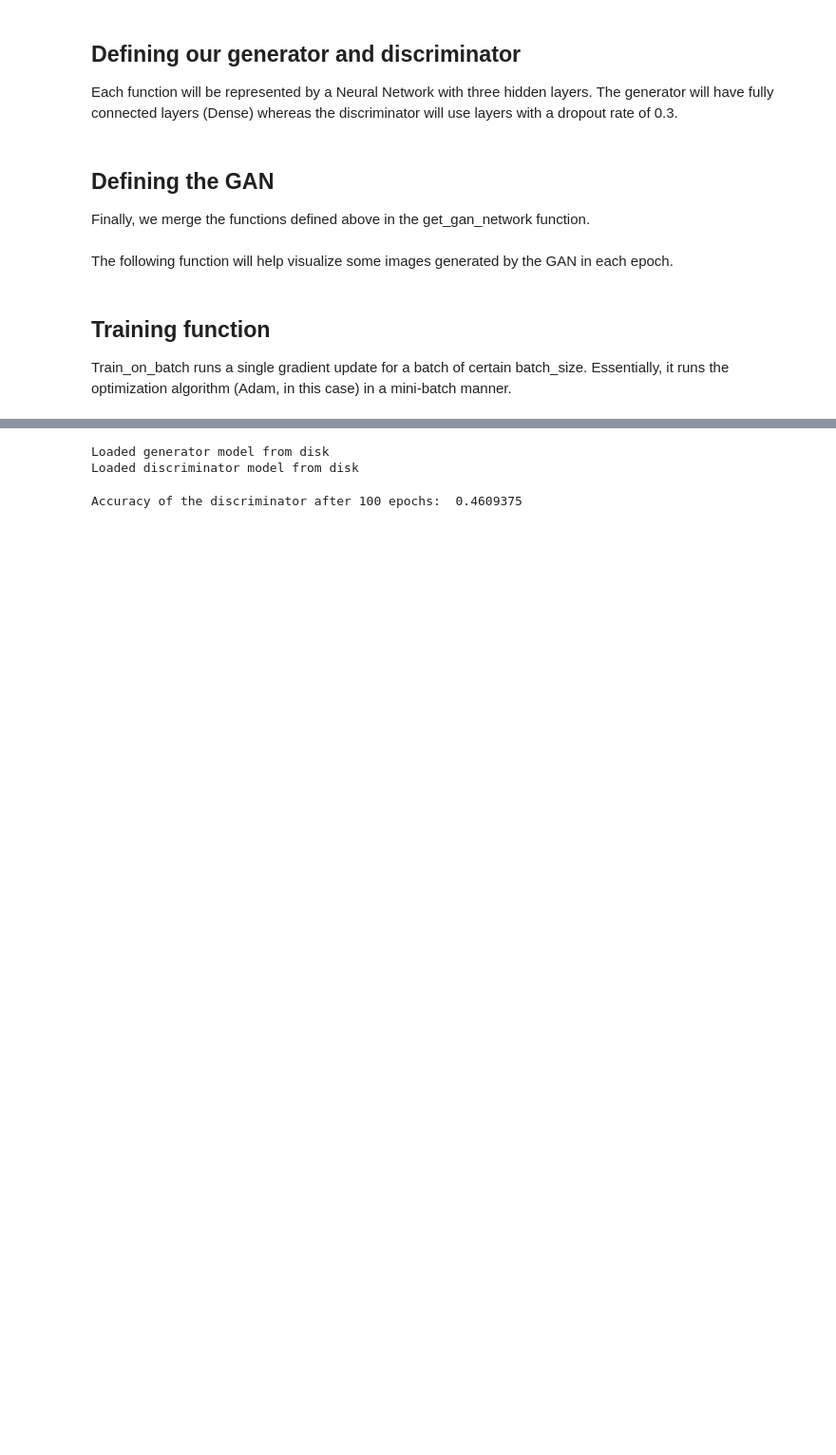
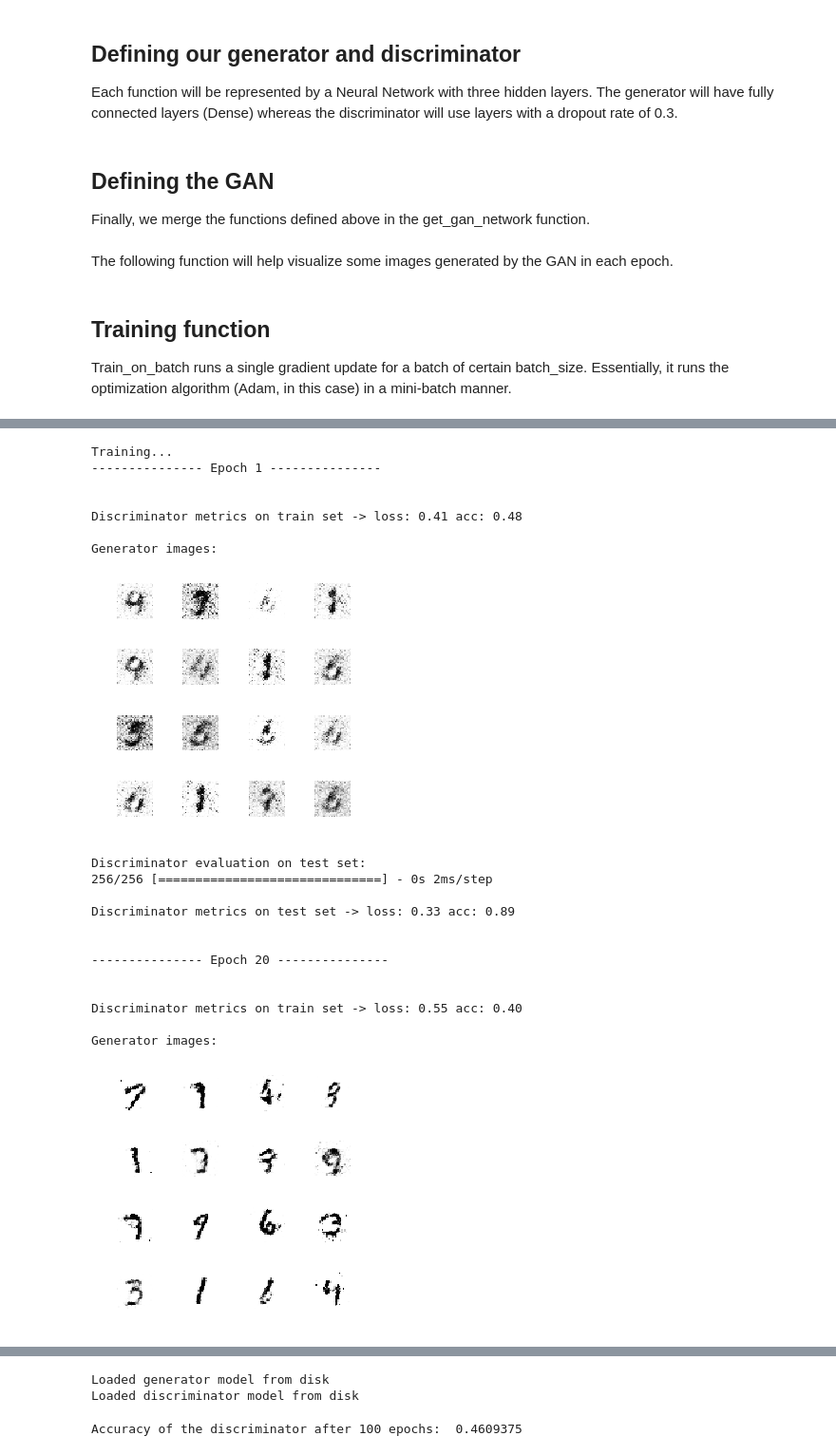
Before and after one commit to miguelfmc/keras-tutorial-GAN, a Jupyter notebook: KerasGAN.ipynb, the cells around one changed output, grey strips where cells are left out. Shown at 95% size. Cells and saved outputs as stored; diff of their text form; code cells hidden in the pictures; blank space fills up the shorter version.

Commit message:
Evaluated effect of various parameters on training

```diff
--- a/KerasGAN.ipynb
+++ b/KerasGAN.ipynb
@@ -44,6 +44,9 @@ def load_mnist_data():
     # convert x_train with a shape of (60000, 28, 28) to (60000, 784) so we have
     # 784 columns per row
     x_train = x_train.reshape(60000, 784)
+    # same with x_test
+    x_test = (x_test.astype(np.float32) - 127.5)/127.5
+    x_test = x_test.reshape(x_test.shape[0], 784)
     return (x_train, y_train, x_test, y_test)
 # %% [markdown]
 ## Defining our optimizer
@@ -97,11 +100,8 @@ def get_discriminator(optimizer):
     discriminator.add(Dropout(0.3))
 
     discriminator.add(Dense(1, activation='sigmoid'))
-    discriminator.compile(loss='binary_crossentropy', optimizer=optimizer)
+    discriminator.compile(loss='binary_crossentropy', optimizer=optimizer, metrics=['accuracy'])
     return discriminator
-
-# the number of units in the layers of the generator and discriminator
-# are symmetrical
 # %% [markdown]
 ## Defining the GAN
 
@@ -118,13 +118,13 @@ def get_gan_network(discriminator, random_dim, generator, optimizer):
     # get the output of the discriminator (probability if the image is real or not)
     gan_output = discriminator(x)
     gan = Model(inputs=gan_input, outputs=gan_output)
-    gan.compile(loss='binary_crossentropy', optimizer=optimizer)
+    gan.compile(loss='binary_crossentropy', optimizer=optimizer, metrics=['accuracy'])
     return gan
 # %% [markdown]
 The following function will help visualize some images generated by the GAN in each epoch.
 # %%
 # Create a wall of generated MNIST images
-def plot_generated_images(epoch, generator, examples=100, dim=(10, 10), figsize=(10, 10)):
+def plot_generated_images(epoch, generator, examples=16, dim=(4, 4), figsize=(4, 4)):
     noise = np.random.normal(0, 1, size=[examples, random_dim])
     generated_images = generator.predict(noise)
     generated_images = generated_images.reshape(examples, 28, 28)
@@ -322,0 +220,27 @@ Saved model to disk
+# %%
+# Training for n_epochs and batch_size
+n_epochs = 20
+batch_size = 128
+discriminator, generator, gan, discriminator_history, gan_history = train(n_epochs, batch_size)
+# %% [output]
+Training...
+--------------- Epoch 1 ---------------
+
+
+Discriminator metrics on train set -> loss: 0.41 acc: 0.48
+
+Generator images:
+[figure, added]
+Discriminator evaluation on test set:
+256/256 [==============================] - 0s 2ms/step
+
+Discriminator metrics on test set -> loss: 0.33 acc: 0.89
+
+
+--------------- Epoch 20 ---------------
+
+
+Discriminator metrics on train set -> loss: 0.55 acc: 0.40
+
+Generator images:
+[figure, added]
```
Also changed, not shown: parts of 8 cells of this notebook.
